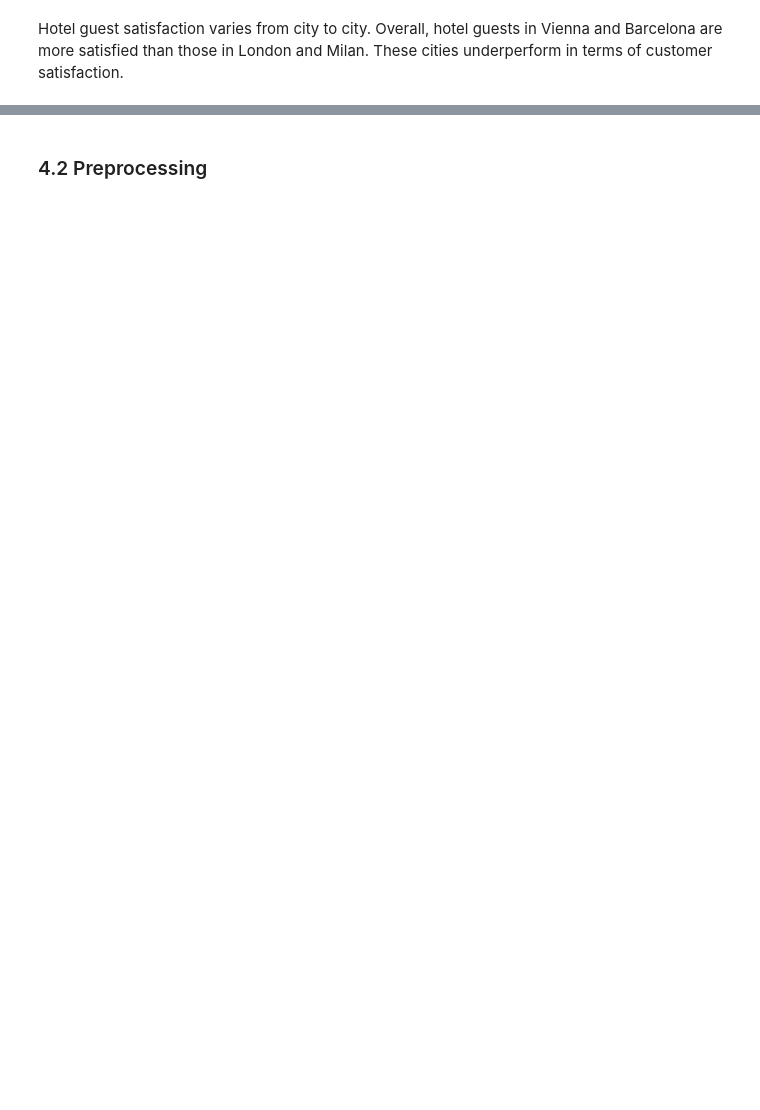
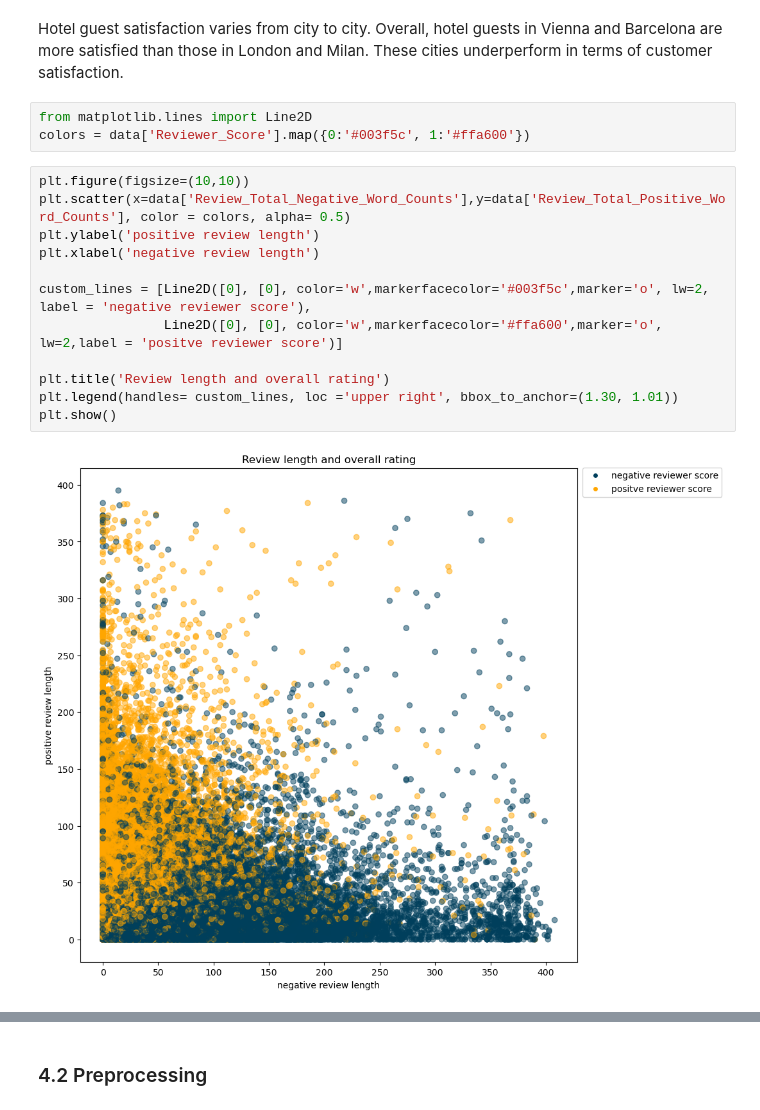
Before and after one commit to bennymiddel/personal_projects, a Jupyter notebook: 01_NLP_hotel_review/BM_NLP_hotel_review.ipynb, the cells around one changed output, grey strips where cells are left out. Drawn from its saved outputs; the diff is of its cells as text; blank space fills up the shorter version.

```diff
--- a/01_NLP_hotel_review/BM_NLP_hotel_review.ipynb
+++ b/01_NLP_hotel_review/BM_NLP_hotel_review.ipynb
@@ -516,2 +525,19 @@ plt.show()
 # %% [markdown]
 Hotel guest satisfaction varies from city to city. Overall, hotel guests in Vienna and Barcelona are more satisfied than those in London and Milan. These cities underperform in terms of customer satisfaction.
+# %%
+from matplotlib.lines import Line2D
+colors = data['Reviewer_Score'].map({0:'#003f5c', 1:'#ffa600'})
+# %%
+plt.figure(figsize=(10,10))
+plt.scatter(x=data['Review_Total_Negative_Word_Counts'],y=data['Review_Total_Positive_Word_Counts'], color = colors, alpha= 0.5)
+plt.ylabel('positive review length')
+plt.xlabel('negative review length')
+
+custom_lines = [Line2D([0], [0], color='w',markerfacecolor='#003f5c',marker='o', lw=2, label = 'negative reviewer score'),
+                Line2D([0], [0], color='w',markerfacecolor='#ffa600',marker='o', lw=2,label = 'positve reviewer score')]
+
+plt.title('Review length and overall rating')
+plt.legend(handles= custom_lines, loc ='upper right', bbox_to_anchor=(1.30, 1.01))
+plt.show()
+# %% [output]
+[figure, added]
```
Also changed, not shown: parts of 27 cells of this notebook.
